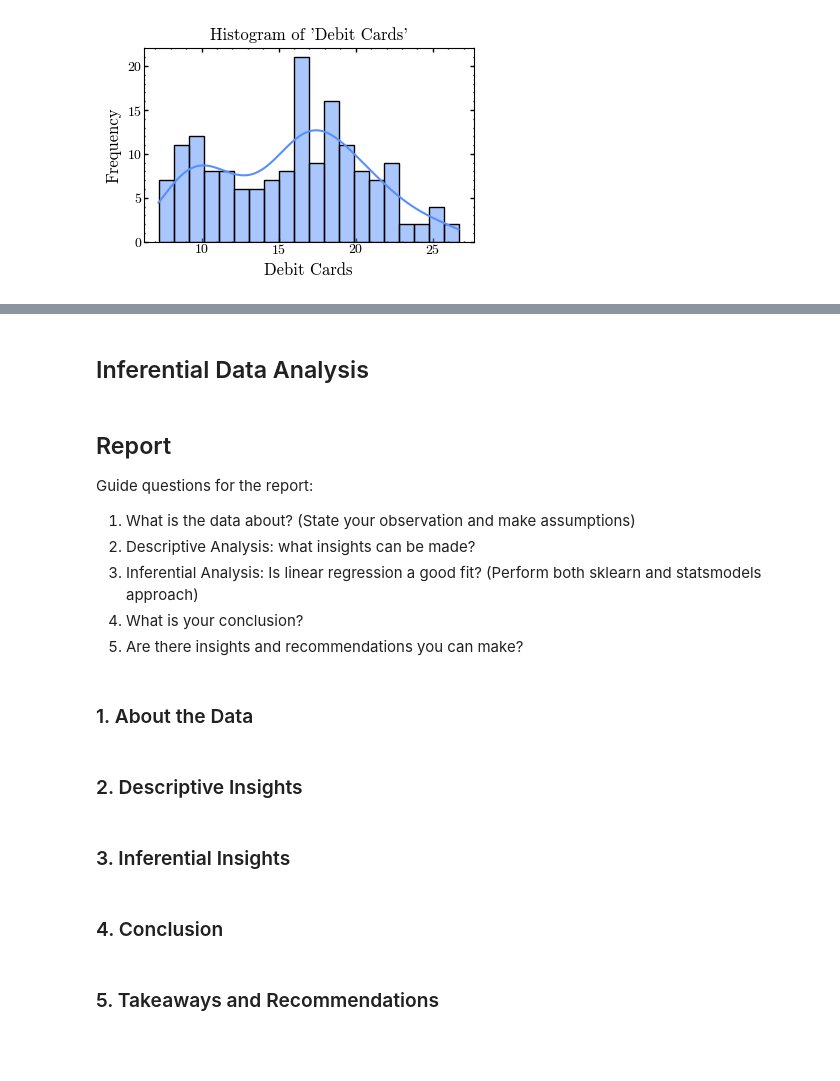
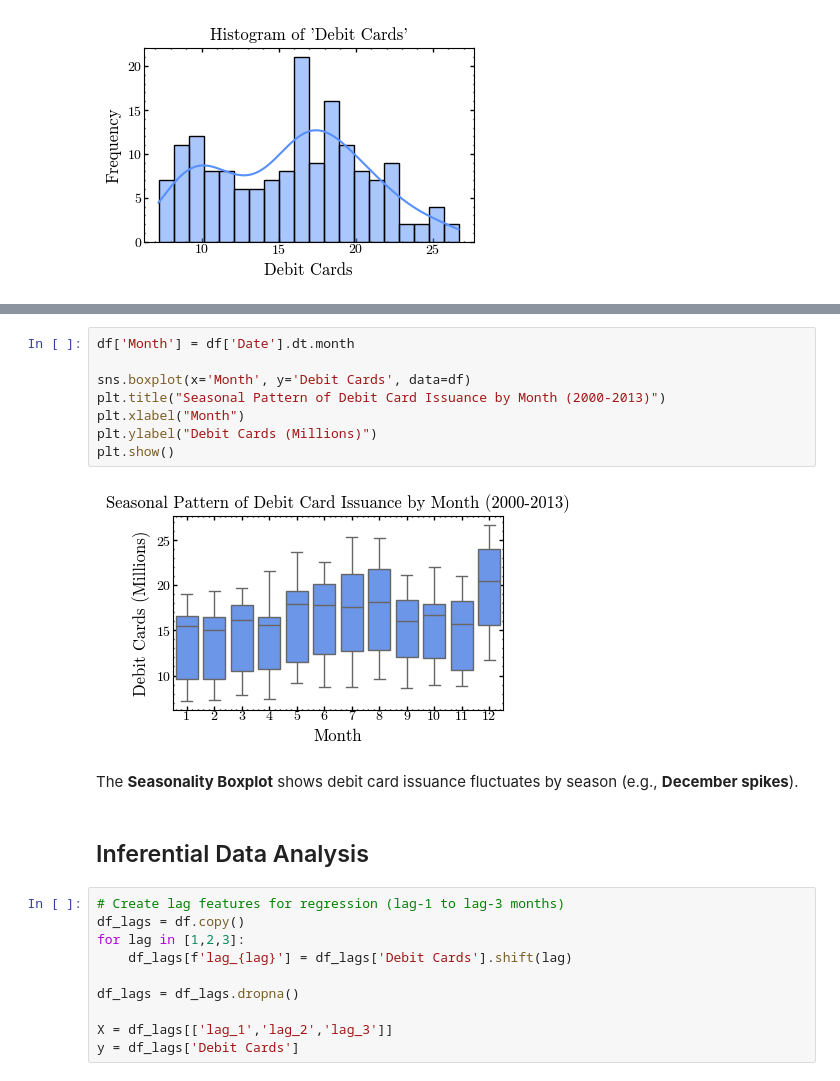
Before and after one commit to iragca/DS412-Time-Series-Analysis-and-Stochastic-Processes, a Jupyter notebook: notebooks/2.0-Statistics and Regression Review.ipynb, the cells around one changed output, grey strips where cells are left out. Drawn from its saved outputs; the diff is of its cells as text; blank space fills up the shorter version.

```diff
--- a/notebooks/2.0-Statistics and Regression Review.ipynb
+++ b/notebooks/2.0-Statistics and Regression Review.ipynb
@@ -265,22 +308,24 @@ Text(0, 0.5, 'Frequency')
+# %%
+df['Month'] = df['Date'].dt.month
+
+sns.boxplot(x='Month', y='Debit Cards', data=df)
+plt.title("Seasonal Pattern of Debit Card Issuance by Month (2000-2013)")
+plt.xlabel("Month")
+plt.ylabel("Debit Cards (Millions)")
+plt.show()
+# %% [output]
+[figure, added]
+# %% [markdown]
+The **Seasonality Boxplot** shows debit card issuance fluctuates by season (e.g., **December spikes**).
 # %% [markdown]
 ## Inferential Data Analysis
-# %% [markdown]
-## Report
-
-Guide questions for the report:
-
-1. What is the data about? (State your observation and make assumptions)
-2. Descriptive Analysis: what insights can be made?
-3. Inferential Analysis: Is linear regression a good fit? (Perform both sklearn and statsmodels approach)
-4. What is your conclusion?
-5. Are there insights and recommendations you can make?
-# %% [markdown]
-### 1. About the Data
-# %% [markdown]
-### 2. Descriptive Insights
-# %% [markdown]
-### 3. Inferential Insights
-# %% [markdown]
-### 4. Conclusion
-# %% [markdown]
-### 5. Takeaways and Recommendations
+# %%
+# Create lag features for regression (lag-1 to lag-3 months)
+df_lags = df.copy()
+for lag in [1,2,3]:
+    df_lags[f'lag_{lag}'] = df_lags['Debit Cards'].shift(lag)
+
+df_lags = df_lags.dropna()
+
+X = df_lags[['lag_1','lag_2','lag_3']]
+y = df_lags['Debit Cards']
```
Also changed, not shown: parts of 37 cells of this notebook.
